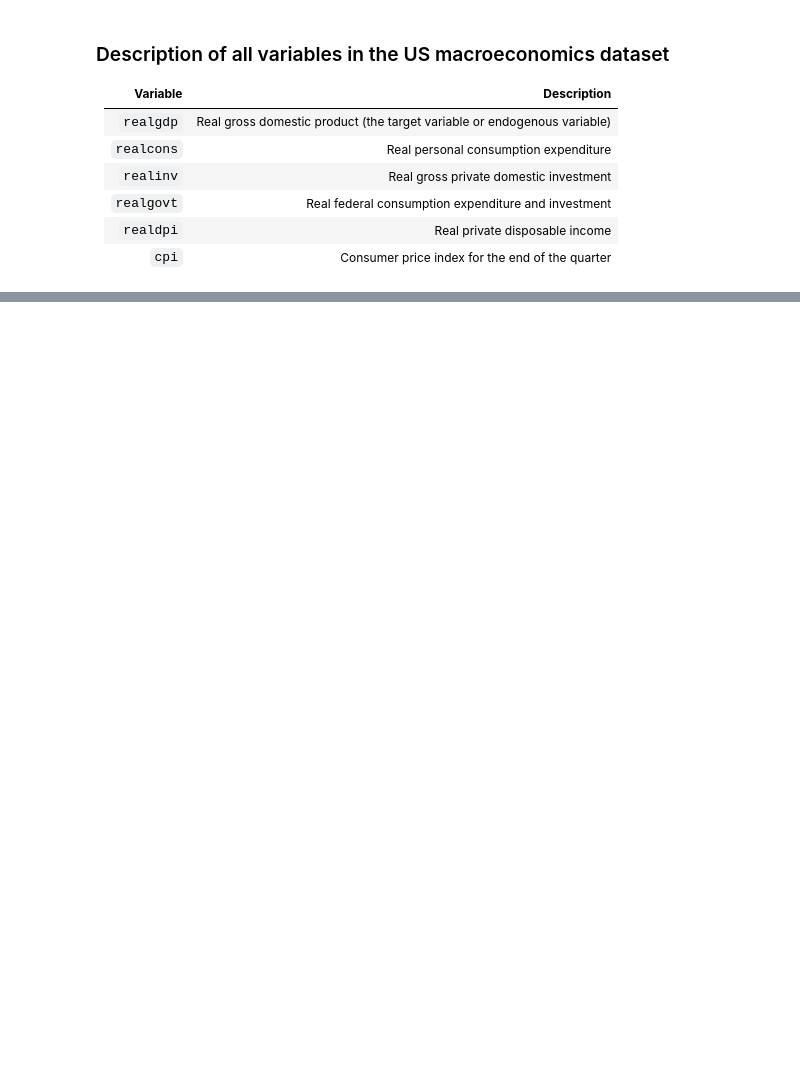
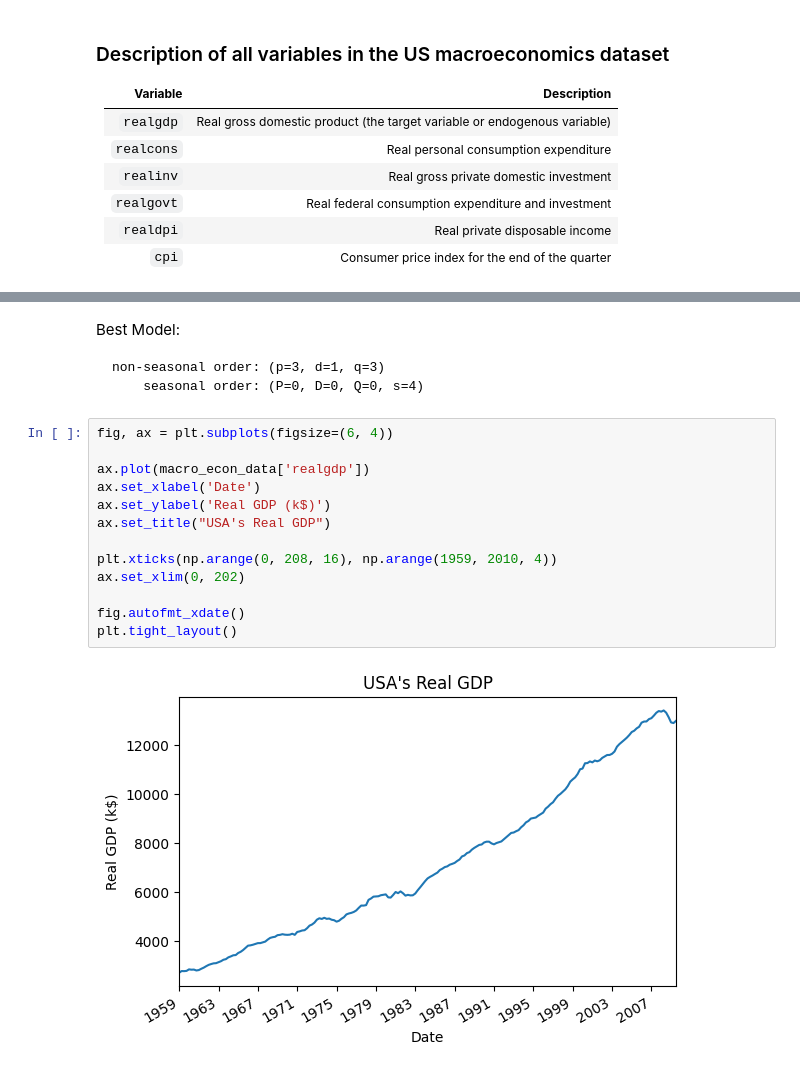
Before and after one commit to LeonardoSMSoares/Economics-Finance, a Jupyter notebook: Time Series Forecasting in Python/TSF 14 - Adding External Variables.ipynb, the cells around one changed output, grey strips where cells are left out. Cells and saved outputs as stored; diff of their text form; blank space fills up the shorter version.

```diff
--- a/Time Series Forecasting in Python/TSF 14 - Adding External Variables.ipynb
+++ b/Time Series Forecasting in Python/TSF 14 - Adding External Variables.ipynb
@@ -93,0 +223,20 @@ plt.tight_layout()
+# %% [markdown]
+Best Model:
+
+    non-seasonal order: (p=3, d=1, q=3)
+        seasonal order: (P=0, D=0, Q=0, s=4)
+# %%
+fig, ax = plt.subplots(figsize=(6, 4))
+
+ax.plot(macro_econ_data['realgdp'])
+ax.set_xlabel('Date')
+ax.set_ylabel('Real GDP (k$)')
+ax.set_title("USA's Real GDP")
+
+plt.xticks(np.arange(0, 208, 16), np.arange(1959, 2010, 4))
+ax.set_xlim(0, 202)
+
+fig.autofmt_xdate()
+plt.tight_layout()
+# %% [output]
+[figure, added]
```
Also changed, not shown: parts of 30 cells of this notebook.
